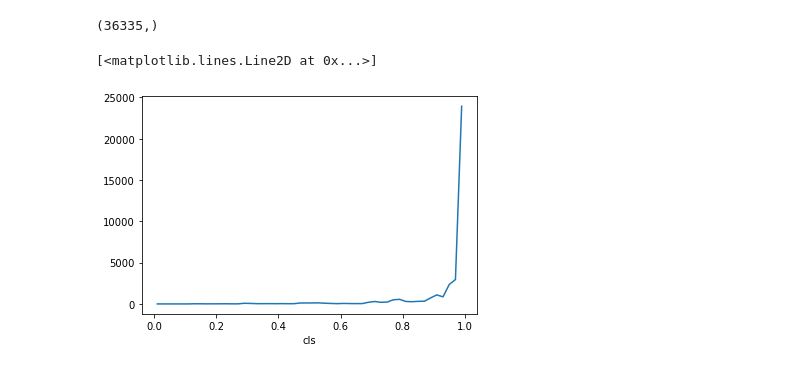
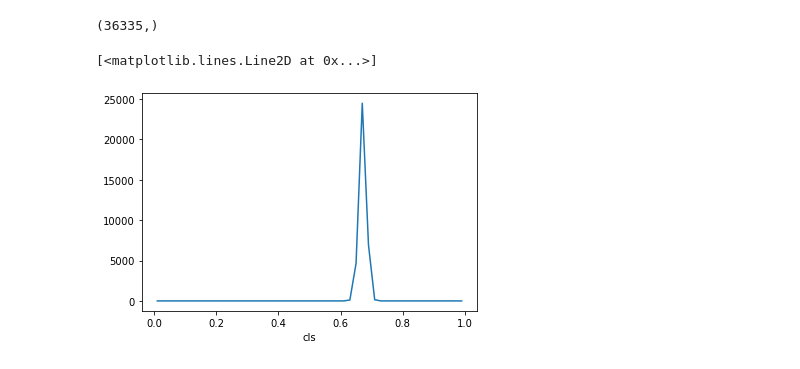
Before and after one commit to CurryYuan/mmdetection, a Jupyter notebook: Untitled.ipynb, the cells around one changed output. Drawn from its saved outputs; the diff is of its cells as text; code cells hidden in the pictures.

```diff
--- a/Untitled.ipynb
+++ b/Untitled.ipynb
@@ -6,18 +6,18 @@ from tqdm import tqdm
 import operator
 from functools import reduce
 # %%
-f = open('y.npy', 'rb')
+f = open('work_dirs/y.npy', 'rb')
 a = np.load(f)
 
 print(a.shape)
 cnts, bins = np.histogram(a, bins=50, range=(0, 1))
 bins = (bins[:-1] + bins[1:]) / 2
 plt.xlabel('cls')
 plt.plot(bins, cnts)
 # %% [output]
 (36335,)
 [<matplotlib.lines.Line2D at 0x...>]
-[figure, old version]
+[figure, new version]
 # %%
 f = open('work_dirs/x.npy', 'rb')
 a = np.load(f)
```
Also changed, not shown: parts of 2 cells of this notebook, 3 other files.
